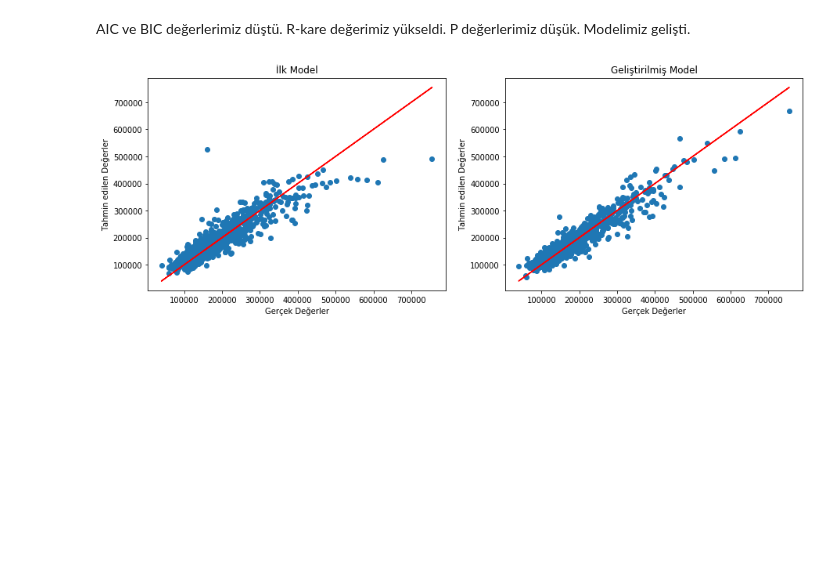
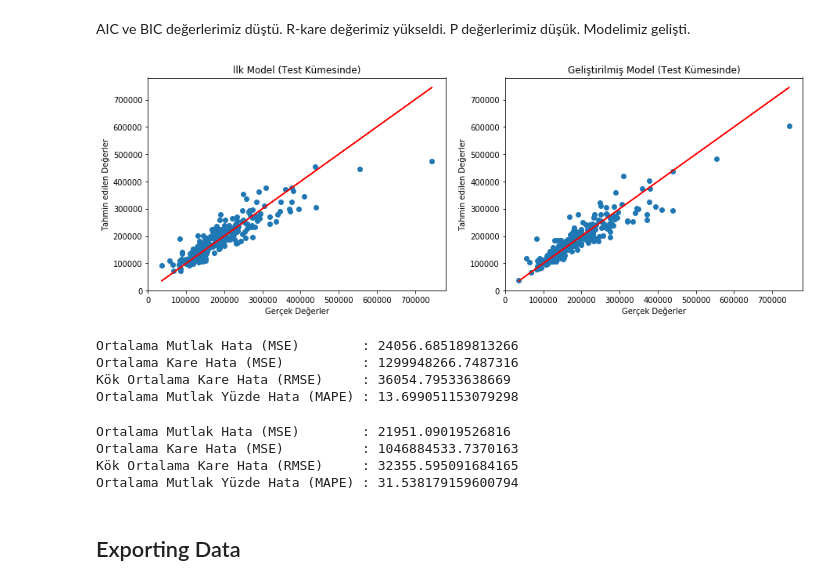
Before and after one commit to ekaynac/datajarlabs, a Jupyter notebook: EnesK(6-6).ipynb, the cells around one changed output. Drawn from its saved outputs; the diff is of its cells as text; code cells hidden in the pictures; blank space fills up the shorter version.

```diff
--- a/EnesK(6-6).ipynb
+++ b/EnesK(6-6).ipynb
@@ -342,9 +350,11 @@ Warnings:
 strong multicollinearity or other numerical problems.
 # %%
 X_new.columns = model.pvalues.index
+X_new_test.columns = model.pvalues.index
 
 for feature in model.pvalues[model.pvalues > 0.3].index:
     del X_new[feature]
+    del X_new_test[feature]
 # %%
 model = sm.OLS(y_train, np.array(X_new)).fit()
 
@@ -386,9 +396,11 @@ Warnings:
 strong multicollinearity or other numerical problems.
 # %%
 X_new.columns = model.pvalues.index
+X_new_test.columns = model.pvalues.index
 
 for feature in model.pvalues[model.pvalues > 0.1].index:
     del X_new[feature]
+    del X_new_test[feature]
 # %%
 model = sm.OLS(y_train, np.array(X_new)).fit()
 
@@ -430,9 +442,11 @@ Warnings:
 strong multicollinearity or other numerical problems.
 # %%
 X_new.columns = model.pvalues.index
+X_new_test.columns = model.pvalues.index
 
 for feature in model.pvalues[model.pvalues > 0.1].index:
     del X_new[feature]
+    del X_new_test[feature]
 # %%
 model = sm.OLS(y_train, np.array(X_new)).fit()
 
@@ -551,21 +565,44 @@ strong multicollinearity or other numerical problems.
 # %% [markdown]
 AIC ve BIC değerlerimiz düştü. R-kare değerimiz yükseldi. P değerlerimiz düşük. Modelimiz gelişti.
 # %%
-Y_pred_new = model.predict(X_new)
+Y_pred_model = model.predict(X_new)
+Y_pred_model_test = model.predict(X_new_test)
 # %%
 plt.figure(figsize=(15,5))
 plt.subplot(1,2,1)
-plt.scatter(y_train, Y_pred)
-plt.plot(y_train, y_train, color="red")
+plt.scatter(y_test, Y_pred_modell_test)
+plt.plot(y_test, y_test, color="red")
 plt.xlabel("Gerçek Değerler")
 plt.ylabel("Tahmin edilen Değerler")
-plt.title("İlk Model")
+plt.title("İlk Model (Test Kümesinde)")
 plt.subplot(1,2,2)
-plt.scatter(y_train, Y_pred_new)
-plt.plot(y_train, y_train, color="red")
+plt.scatter(y_test, Y_pred_model_test)
+plt.plot(y_test, y_test, color="red")
 plt.xlabel("Gerçek Değerler")
 plt.ylabel("Tahmin edilen Değerler")
-plt.title("Geliştirilmiş Model")
+plt.title("Geliştirilmiş Model (Test Kümesinde)")
 plt.show()
 # %% [output]
-[figure, old version]
+[figure, new version]
+# %%
+print("Ortalama Mutlak Hata (MSE)        : {}".format(mean_absolute_error(y_test.iloc[:,0], Y_pred_modell_test)))
+print("Ortalama Kare Hata (MSE)          : {}".format(mse(y_test.iloc[:,0], Y_pred_modell_test)))
+print("Kök Ortalama Kare Hata (RMSE)     : {}".format(rmse(y_test.iloc[:,0], Y_pred_modell_test)))
+print("Ortalama Mutlak Yüzde Hata (MAPE) : {}".format(np.mean(np.abs((y_test.iloc[:,0] - Y_pred_modell_test) / y_test.iloc[:,0])) * 100))
+# %% [output]
+Ortalama Mutlak Hata (MSE)        : 24056.685189813266
+Ortalama Kare Hata (MSE)          : 1299948266.7487316
+Kök Ortalama Kare Hata (RMSE)     : 36054.79533638669
+Ortalama Mutlak Yüzde Hata (MAPE) : 13.699051153079298
+# %%
+print("Ortalama Mutlak Hata (MSE)        : {}".format(mean_absolute_error(y_test.iloc[:,0], Y_pred_model_test)))
+print("Ortalama Kare Hata (MSE)          : {}".format(mse(y_test.iloc[:,0], Y_pred_model_test)))
+print("Kök Ortalama Kare Hata (RMSE)     : {}".format(rmse(y_test.iloc[:,0], Y_pred_model_test)))
+print("Ortalama Mutlak Yüzde Hata (MAPE) : {}".format(np.mean(np.abs((y_test.iloc[:,0] - Y_pred_model_test) / y_test.iloc[:,0])) * 100))
+# %% [output]
+Ortalama Mutlak Hata (MSE)        : 21951.09019526816
+Ortalama Kare Hata (MSE)          : 1046884533.7370163
+Kök Ortalama Kare Hata (RMSE)     : 32355.595091684165
+Ortalama Mutlak Yüzde Hata (MAPE) : 31.538179159600794
+# %% [markdown]
+## Exporting Data
```
Also changed, not shown: parts of 22 cells of this notebook, 4 other files.
